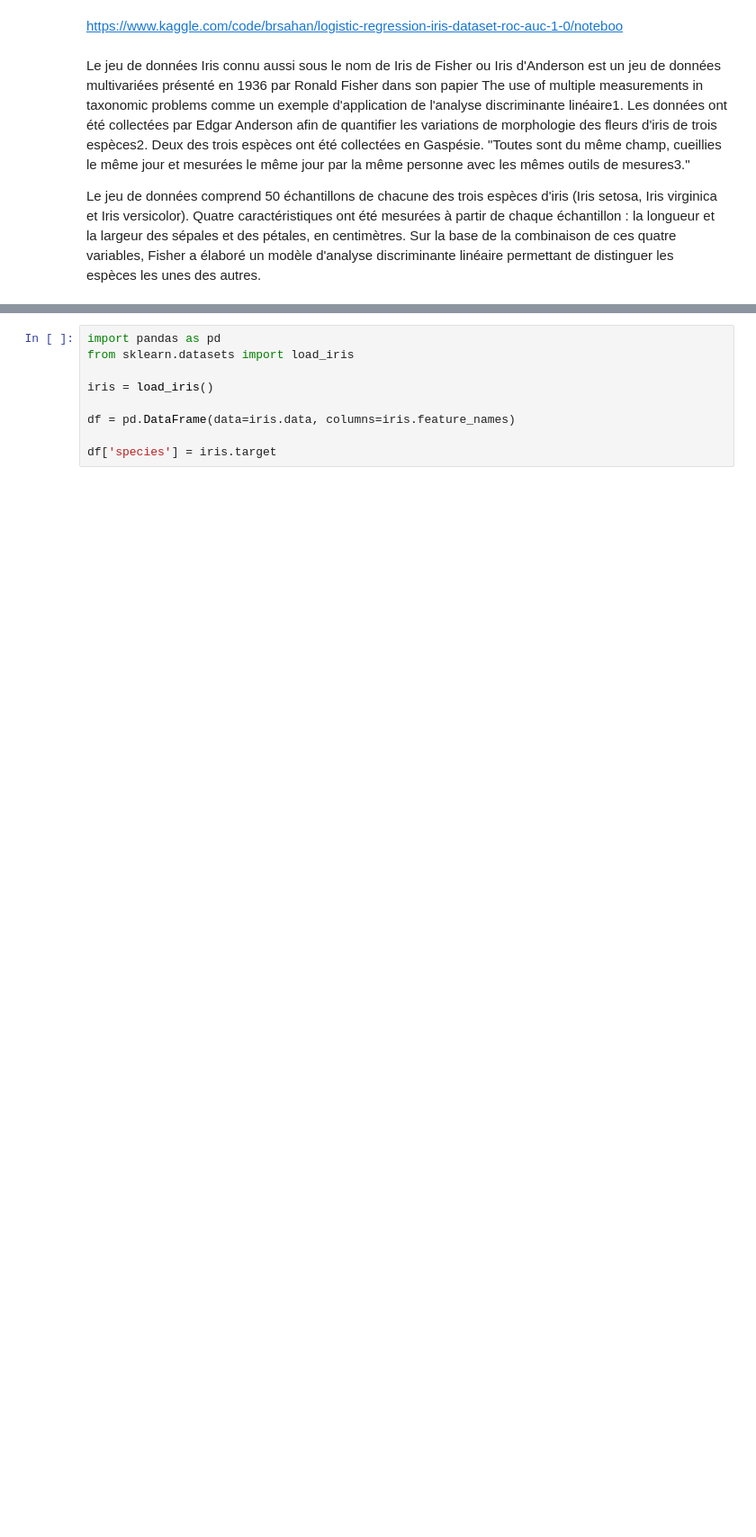
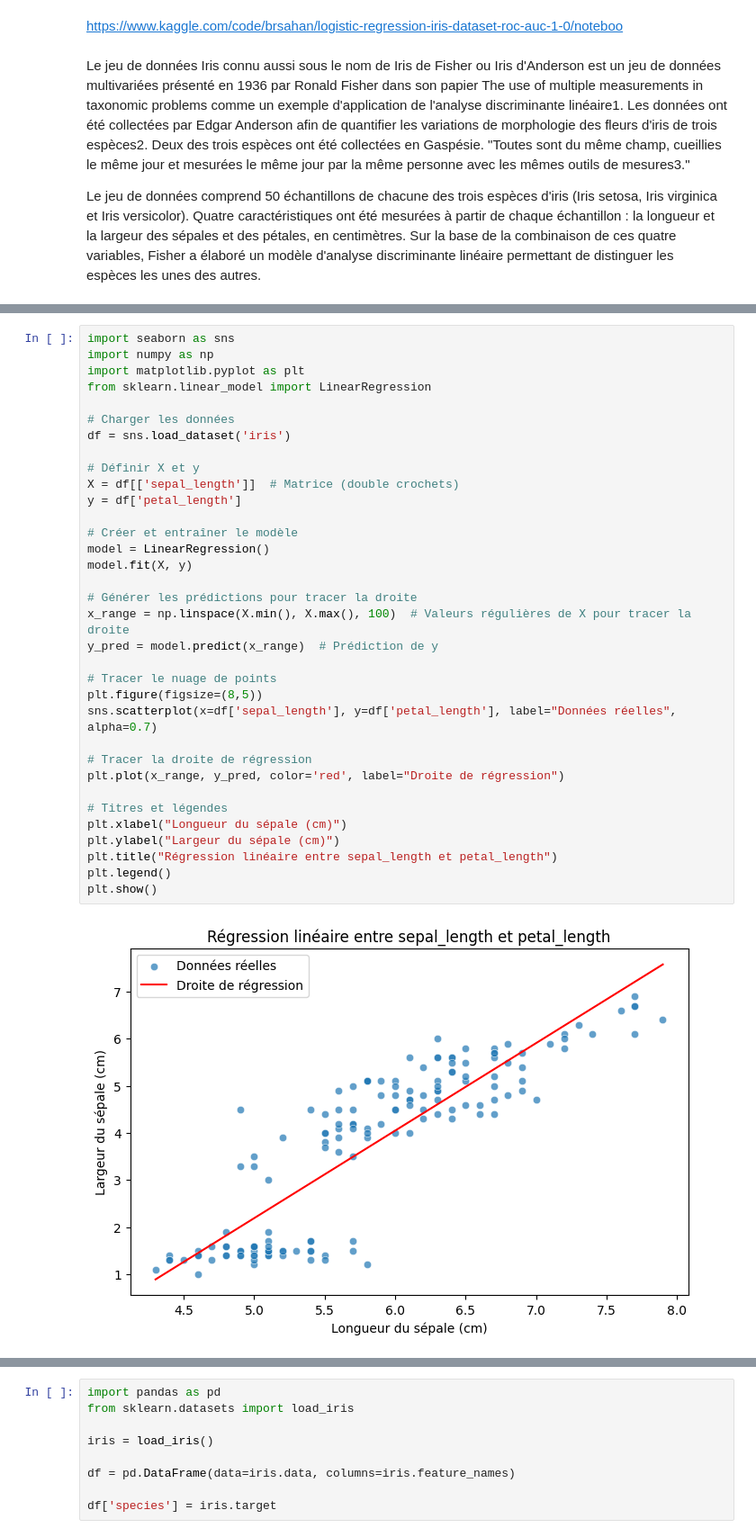
Before and after one commit to AmoussouKokou/formation, a Jupyter notebook: src/projet.ipynb, the cells around one changed output, grey strips where cells are left out. Shown at 90% size. Saved outputs shown, nothing was run; the diff lists cells and outputs as text; blank space fills up the shorter version.

```diff
--- a/src/projet.ipynb
+++ b/src/projet.ipynb
@@ -10,0 +374,36 @@ Le jeu de données comprend 50 échantillons de chacune des trois espèces d'iri
+# %%
+import seaborn as sns
+import numpy as np
+import matplotlib.pyplot as plt
+from sklearn.linear_model import LinearRegression
+
+# Charger les données
+df = sns.load_dataset('iris')
+
+# Définir X et y
+X = df[['sepal_length']]  # Matrice (double crochets)
+y = df['petal_length']
+
+# Créer et entraîner le modèle
+model = LinearRegression()
+model.fit(X, y)
+
+# Générer les prédictions pour tracer la droite
+x_range = np.linspace(X.min(), X.max(), 100)  # Valeurs régulières de X pour tracer la droite
+y_pred = model.predict(x_range)  # Prédiction de y
+
+# Tracer le nuage de points
+plt.figure(figsize=(8,5))
+sns.scatterplot(x=df['sepal_length'], y=df['petal_length'], label="Données réelles", alpha=0.7)
+
+# Tracer la droite de régression
+plt.plot(x_range, y_pred, color='red', label="Droite de régression")
+
+# Titres et légendes
+plt.xlabel("Longueur du sépale (cm)")
+plt.ylabel("Largeur du sépale (cm)")
+plt.title("Régression linéaire entre sepal_length et petal_length")
+plt.legend()
+plt.show()
+# %% [output]
+[figure, added]
```
Also changed, not shown: parts of 28 cells of this notebook, 3 other files.
